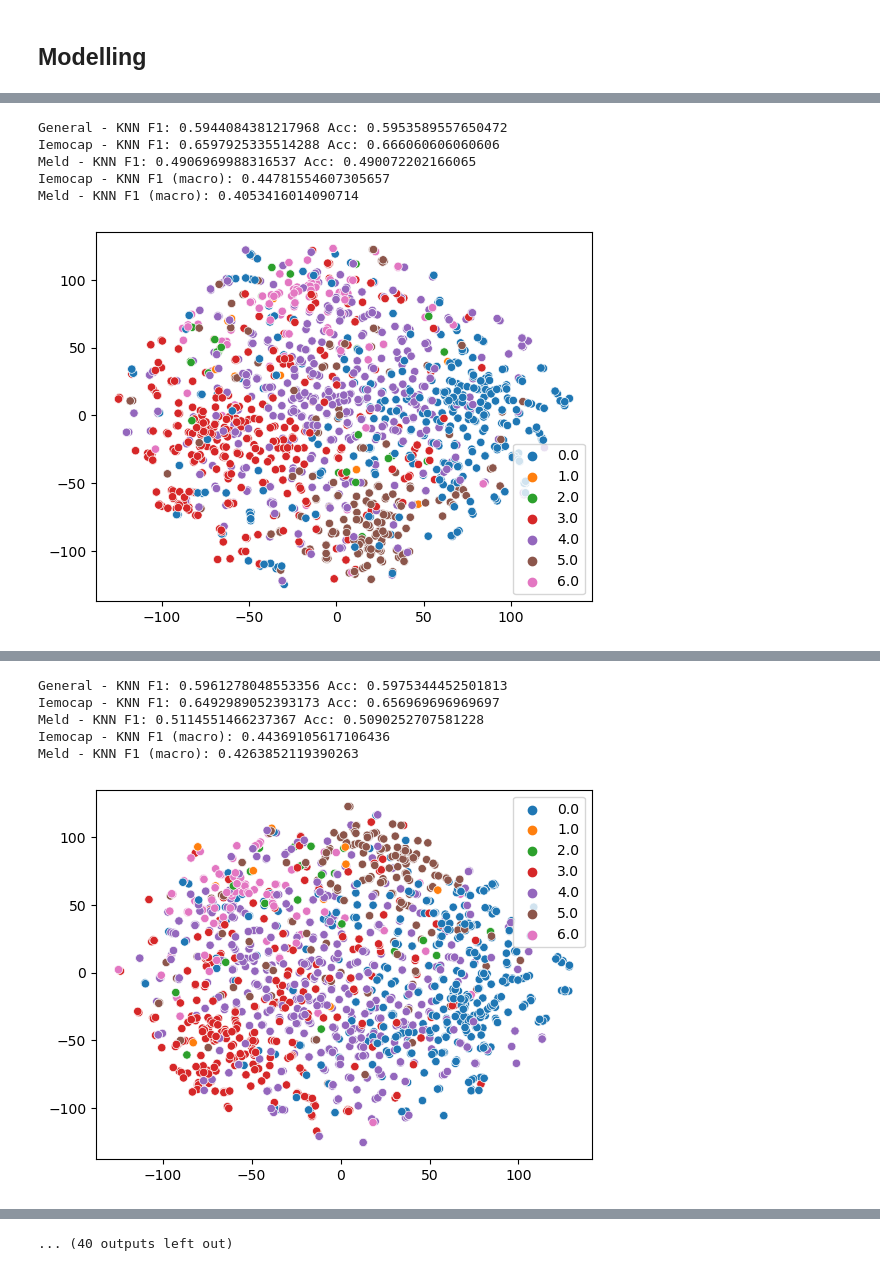
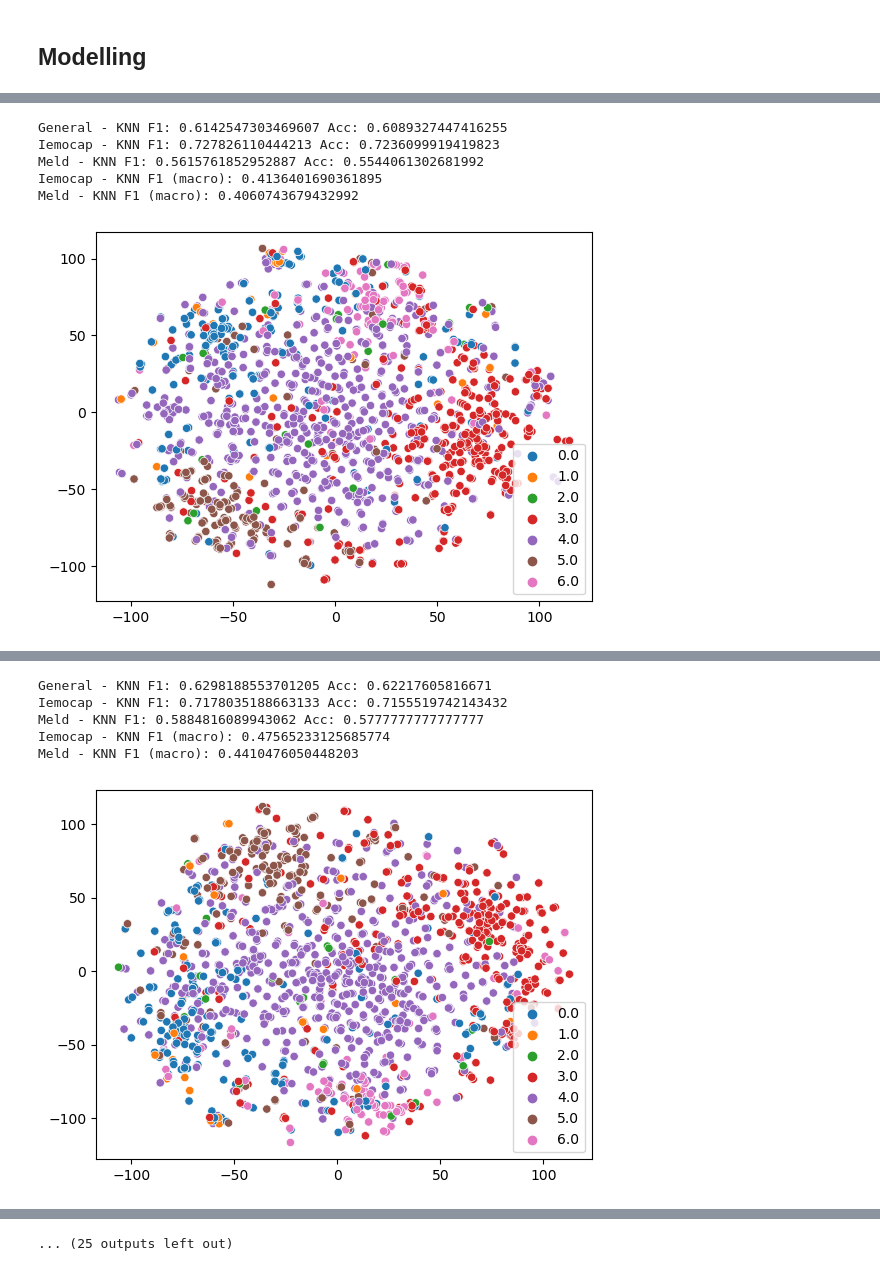
Before and after one commit to machadoprx/c4ai_audio_text_clip, a Jupyter notebook: c4ai_emotions_audio_text_clip_e2e_TEXT_ENCODER.ipynb, the cells around one changed output, grey strips where cells are left out. Drawn from its saved outputs; the diff is of its cells as text; code cells hidden in the pictures.

```diff
--- a/c4ai_emotions_audio_text_clip_e2e_TEXT_ENCODER.ipynb
+++ b/c4ai_emotions_audio_text_clip_e2e_TEXT_ENCODER.ipynb
@@ -189,8 +228,11 @@ train_text
 | 43408 | More like a baptism, with sexy re... | joy |
 | 43409 | Enjoy the ride! | joy |
 43410 rows × 2 columns
+# %%
+train_df_erc_resampled = train_df_erc_resampled.assign(has_meld=train_df_erc_resampled["path"].apply(lambda x: True if "MELD" in x else False))
+#train_df_erc_resampled = train_df_erc_resampled[train_df_erc_resampled["has_meld"] == True]
 # %%
-train_text_final = pd.concat([go_emotions.rename(columns={"grouped_label":"label"}), train_df_erc_resampled, train_df_erc_resampled]).reset_index(drop=True).drop(columns="path")
+train_text_final = pd.concat([go_emotions.rename(columns={"grouped_label":"label"}), train_df_erc_resampled]).reset_index(drop=True).drop(columns="path")
 #train_text_final = train_df_erc_resampled.assign(has_meld=train_df_erc_resampled["path"].apply(lambda x: True if "MELD" in x else False))
 
 #train_text_final_meld = train_text_final[train_text_final["has_meld"] == True]
@@ -321,7 +373,7 @@ class TextEncoder(nn.Module):
 
         self.max_len = max_len
         self.tokenizer = AutoTokenizer.from_pretrained(model_name)
-        _ = self.tokenizer.add_tokens(['[NAME]', '[RELIGION]', '[LAUGHTER]', '[CTX]'], special_tokens=True)
+        _ = self.tokenizer.add_tokens(['[NAME]', '[RELIGION]', '[LAUGHTER]', '[BFR]', '[AFT]'], special_tokens=True)
         self.encoder = AutoModel.from_pretrained(model_name)
         self.encoder.resize_token_embeddings(len(self.tokenizer))
 
@@ -370,7 +422,7 @@ class TextCLIP(nn.Module):
         return x1, clf_emb
 # %%
 train_ds = torch.utils.data.TensorDataset(torch.Tensor(list(range(len(train_text_final)))))
-train_loader = torch.utils.data.DataLoader(train_ds, batch_size=512, shuffle=True)
+train_loader = torch.utils.data.DataLoader(train_ds, batch_size=256, shuffle=True)
 
 test_ds = torch.utils.data.TensorDataset(torch.Tensor(list(range(len(test_df_erc)))))
 test_loader = torch.utils.data.DataLoader(test_ds, batch_size=2048, shuffle=False)
@@ -410,16 +462,16 @@ class FaissKNeighbors:
 # %%
 #ss
 # %%
-MODEL_NAME = 'sentence-transformers/all-MiniLM-L12-v2'
-PATH_TO_SAVE = 'text_encoder_ready_L2_test4'
+MODEL_NAME = 'sentence-transformers/all-mpnet-base-v2'
+PATH_TO_SAVE = 'text_encoder_only_meld'
 !mkdir -p {PATH_TO_SAVE}
 
 supcon_model = TextCLIP(
     TextEncoder(MODEL_NAME, max_len=128),
-    in_features_text=384,
+    in_features_text=768,
     wide_proj=2048,
     proj_size=128,
-    rate=0.2,
+    rate=0.1,
 )
 
 supcon_loss = SupConLoss(temperature=0.1, contrast_mode='all', base_temperature=0.1)
@@ -469,18 +521,18 @@ while e < epochs:
             continue
         batch = train_text_final.iloc[batch_indices[0]]
         sentences = list(batch["text"])
-
-        # Augment Context
+        #"""
         for k, s in enumerate(sentences):
-            if '[CTX]' in s:
-
-                if np.random.rand() < 0.5:
-                    split = s.split('[CTX]')
-                    if np.random.randint(0, 2) == 0:
-                        sentences[k] = split[0]
-                    else:
-                        sentences[k] = split[1]
-
+            p = np.random.rand()
+            if p < 0.25:
+                if '[BFR]' in s:
+                    sentences[k] = sentences[k].split('[BFR]')[1]
+            elif p >= 0.25 and p < 0.5:
+                if '[AFT]' in s:
+                    sentences[k] = sentences[k].split('[AFT]')[0]
+            else:
+                pass
+        #"""
         target = torch.Tensor(lab_encoder.transform(list(batch["label"])))
 
         with torch.cuda.amp.autocast(enabled=True, dtype=torch.float16) as autocast, torch.backends.cuda.sdp_kernel(enable_flash=False) as disable:
@@ -521,10 +573,6 @@ while e < epochs:
 
             batch = test_df_erc.iloc[batch_indices[0]]
             sentences = list(batch["text"])
-
-            #for k, s in enumerate(sentences):
-            #    if '[CTX]' not in s:
-            #        sentences[k] = " [CTX] " + s
 
             target = torch.Tensor(lab_encoder.transform(list(batch["label"])))
 
@@ -606,6 +654,6 @@ Epoch: 2 - Train Loss: 5.745449221864039
-General - KNN F1: 0.5944084381217968 Acc: 0.5953589557650472
-Iemocap - KNN F1: 0.6597925335514288 Acc: 0.666060606060606
-Meld - KNN F1: 0.4906969988316537 Acc: 0.490072202166065
-Iemocap - KNN F1 (macro): 0.44781554607305657
-Meld - KNN F1 (macro): 0.4053416014090714
+General - KNN F1: 0.6142547303469607 Acc: 0.6089327447416255
+Iemocap - KNN F1: 0.727826110444213 Acc: 0.7236099919419823
+Meld - KNN F1: 0.5615761852952887 Acc: 0.5544061302681992
+Iemocap - KNN F1 (macro): 0.4136401690361895
+Meld - KNN F1 (macro): 0.4060743679432992
-[figure, old version]
+[figure, new version]
@@ -613,6 +661,6 @@ Epoch: 3 - Train Loss: 5.559683900301148
-General - KNN F1: 0.5961278048553356 Acc: 0.5975344452501813
-Iemocap - KNN F1: 0.6492989052393173 Acc: 0.656969696969697
-Meld - KNN F1: 0.5114551466237367 Acc: 0.5090252707581228
-Iemocap - KNN F1 (macro): 0.44369105617106436
-Meld - KNN F1 (macro): 0.4263852119390263
+General - KNN F1: 0.6298188553701205 Acc: 0.62217605816671
+Iemocap - KNN F1: 0.7178035188663133 Acc: 0.7155519742143432
+Meld - KNN F1: 0.5884816089943062 Acc: 0.5777777777777777
+Iemocap - KNN F1 (macro): 0.47565233125685774
+Meld - KNN F1 (macro): 0.4410476050448203
-[figure, old version]
+[figure, new version]
@@ -620,4 +668,4 @@ Epoch: 4 - Train Loss: 5.43593962987264
-... (40 outputs left out)
+... (25 outputs left out)
 # %%
 gc.collect()
 # %% [output]
```
Also changed, not shown: parts of 27 cells of this notebook, 1 other file.
